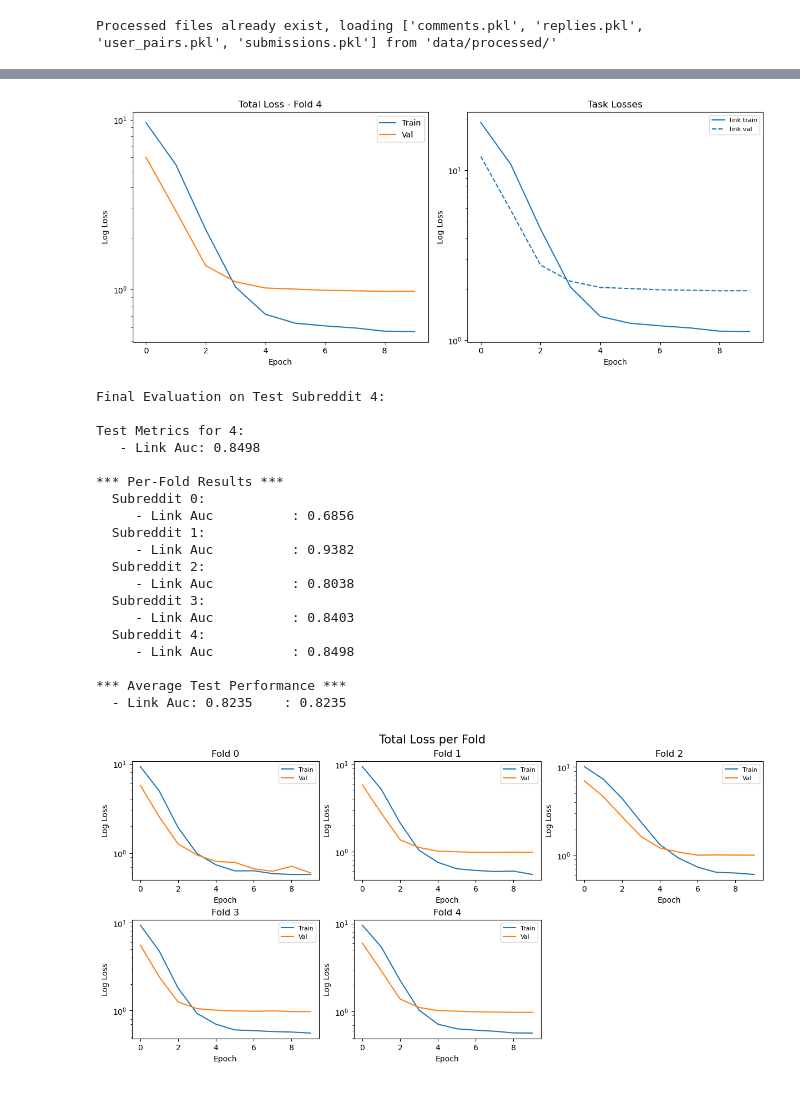
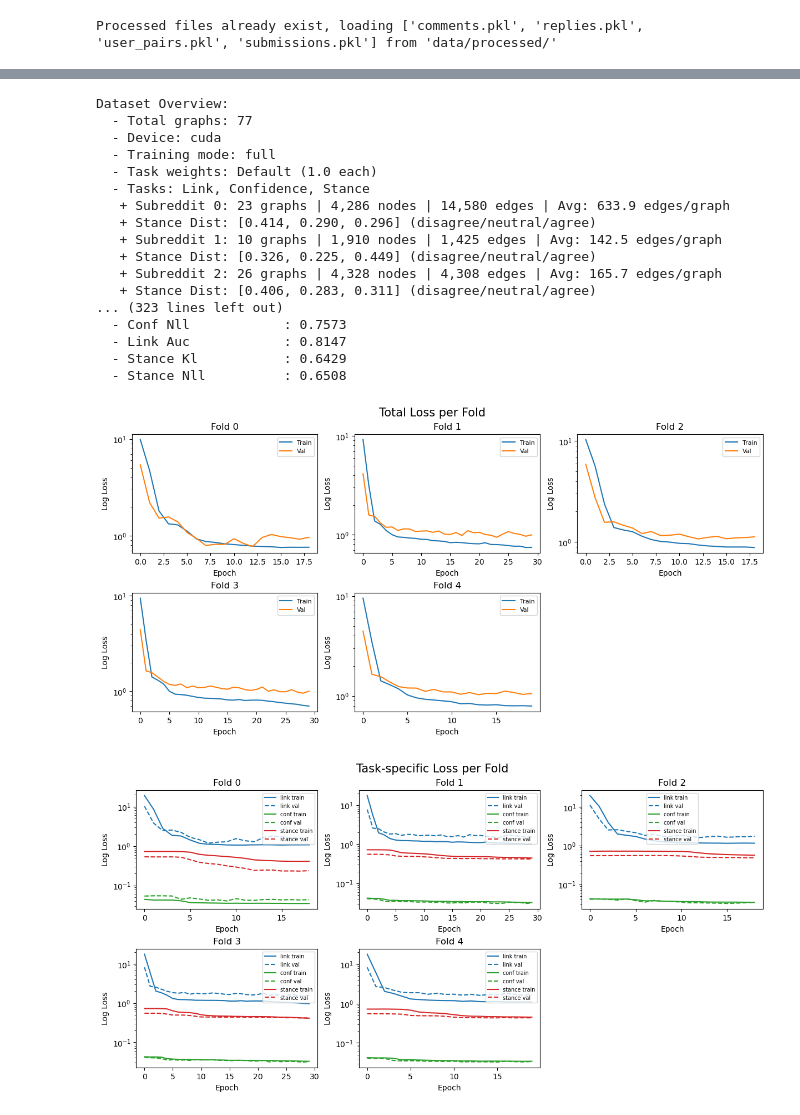
Before and after one commit to dutchmilkk/ecs_msc_project, a Jupyter notebook: graph_builder.ipynb, the cells around one changed output, grey strips where cells are left out. Saved outputs shown, nothing was run; the diff lists cells and outputs as text; code cells hidden in the pictures.

```diff
--- a/graph_builder.ipynb
+++ b/graph_builder.ipynb
@@ -78,19 +76,28 @@ MODEL_ARGS = dict(
     in_dim = 384,
     hidden_dim = 256,
     emb_dim = 128,
-    mode = "link_only",
+    mode = "full",
     neg_attr_weight = 0.3,
-    dropout = 0.1,
+    dropout = 0.15,
     num_layers = 3,
-    conv_cls  = SAGEConv,
+    # conv_cls  = ECCConv,
+    conv_cls_list = [SAGEConv, ECCConv, ECCConv],
+    ecc_kwargs = dict(
+        edge_mlp_dropout = 0.1,
+        keep_prob = 0.8,
+        conf_dim = 1,
+        stance_dim = 3
+    )
 )
 TRAIN_ARGS = dict(
-    epochs = 10,
+    epochs = 30,
     lr = 0.001,
-    patience = 20,
-    min_delta = 1e-4,
-    neg_sample_ratio = 0.6,
+    patience = 6,
+    min_delta = 3e-4,
+    neg_sample_ratio = 0.5,
     temp_reg_weight = 0.1,
+    # task_weights = {"link": 1.0, "conf": 2.0}
+    val_n_last = 1, #val_pct_last = 0.25 pick either one
 )
 
 try:
@@ -140,41 +147,39 @@ Model Statistics:
 # %%
 import gc
 gc.collect()
 torch.cuda.empty_cache()
 try:
     # Start cross-validation training
     model_gcn, results_gcn, cv_history_gcn = train_gnn_live(
         all_graphs=graph_data.pyg_graphs,
         model_args=MODEL_ARGS,
         train_args=TRAIN_ARGS,
         model_class=MultitaskDebateGNN,
-        live_plot=True,
+        live_plot=False,
     )
     plot_cv_losses(cv_history=cv_history_gcn)
 
 except Exception as e:
     print(f"Training error: {e}")
     import traceback
     traceback.print_exc()
 # %% [output]
+Dataset Overview:
+  - Total graphs: 77
+  - Device: cuda
+  - Training mode: full
+  - Task weights: Default (1.0 each)
+  - Tasks: Link, Confidence, Stance
+   + Subreddit 0: 23 graphs | 4,286 nodes | 14,580 edges | Avg: 633.9 edges/graph
+   + Stance Dist: [0.414, 0.290, 0.296] (disagree/neutral/agree)
+   + Subreddit 1: 10 graphs | 1,910 nodes | 1,425 edges | Avg: 142.5 edges/graph
+   + Stance Dist: [0.326, 0.225, 0.449] (disagree/neutral/agree)
+   + Subreddit 2: 26 graphs | 4,328 nodes | 4,308 edges | Avg: 165.7 edges/graph
+   + Stance Dist: [0.406, 0.283, 0.311] (disagree/neutral/agree)
+... (323 lines left out)
+  - Conf Nll            : 0.7573
+  - Link Auc            : 0.8147
+  - Stance Kl           : 0.6429
+  - Stance Nll          : 0.6508
-[figure, old version]
+[figure, new version]
-Final Evaluation on Test Subreddit 4:
-
-Test Metrics for 4:
-   - Link Auc: 0.8498
-
-*** Per-Fold Results ***
-  Subreddit 0:
-     - Link Auc          : 0.6856
-  Subreddit 1:
-     - Link Auc          : 0.9382
-  Subreddit 2:
-     - Link Auc          : 0.8038
-  Subreddit 3:
-     - Link Auc          : 0.8403
-  Subreddit 4:
-     - Link Auc          : 0.8498
-
-*** Average Test Performance ***
-  - Link Auc: 0.8235    : 0.8235
-[figure, old version]
+[figure, new version]
```
Also changed, not shown: parts of 5 cells of this notebook, 14 other files.
